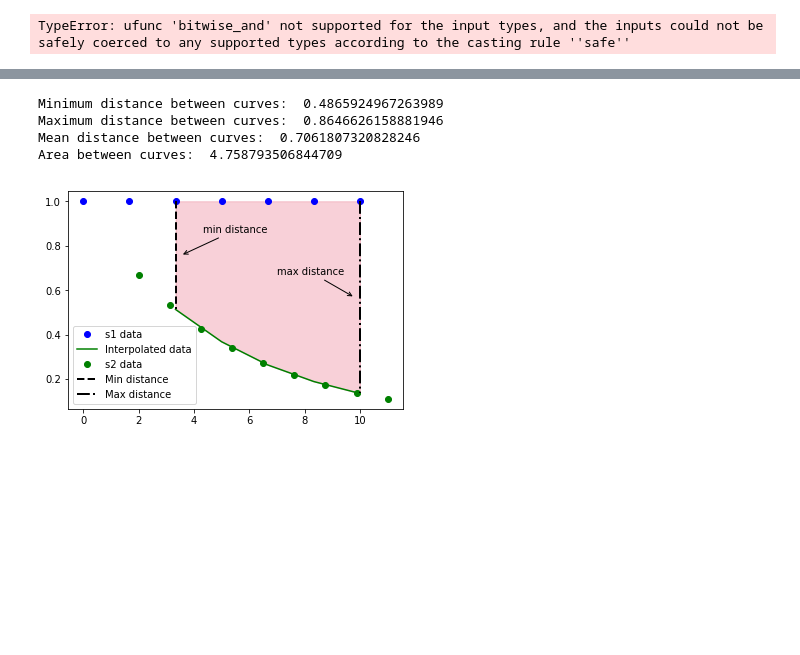
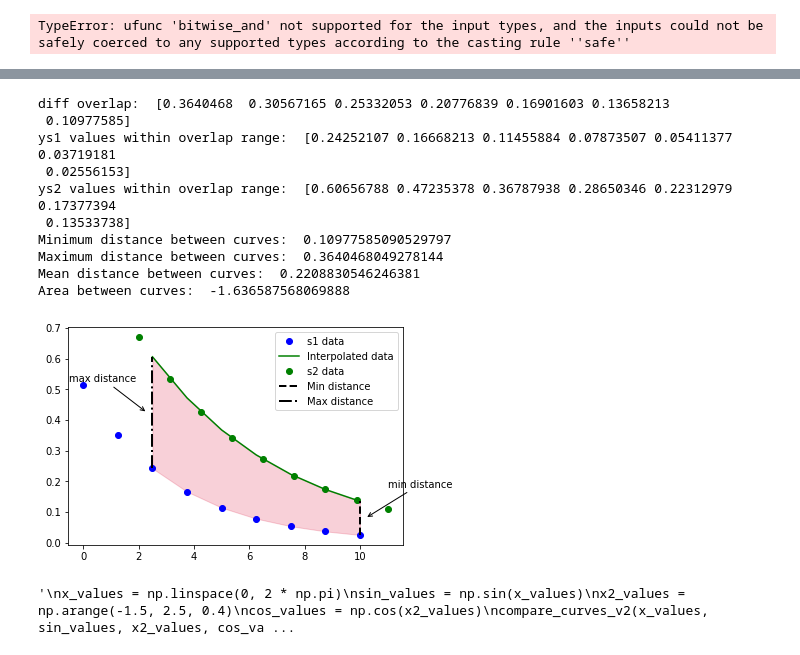
Before and after one commit to sunshinescience/tsdiff, a Jupyter notebook: tsdiff.ipynb, the cells around one changed output, grey strips where cells are left out. Drawn from its saved outputs; the diff is of its cells as text; code cells hidden in the pictures; blank space fills up the shorter version.

```diff
--- a/tsdiff.ipynb
+++ b/tsdiff.ipynb
@@ -500,17 +496,17 @@ dot(v1, v2) =  0.817944588633097
 def compare_curves_v2(xs1, ys1, xs2, ys2):
     """
     Parameters:
-    xs1: input array of y values from sampled data for the (interpolated) master curve
-    ys1: input x values of sampled data
-    xs2: input a second y values of sampled data
-    ys2: input a second x values of sampled data
+    xs1: input array of x values from sampled data
+    ys1: input array of y values of sampled data
+    xs2: input a second array of x values of sampled data
+    ys2: input a second array of y values of sampled data
 
-    NOTE: the x1 and y1 values must have the same shape. The
+    NOTE: the x1 and y1 values must have the same shape. And the
     x2 and y2 values must have the same shape.
 
     Return the minimum, maximum, and mean vertical distances between two curves.
     Return the area between two curves.
-    A plot of the curves is provided.
+    A plot of the curves is provided with the area shaded.
     """
 
     # Determine the overlapping x- values
@@ -530,8 +526,10 @@ def compare_curves_v2(xs1, ys1, xs2, ys2):
     ys2_interp_overlap = f2(xs1_overlap) # y values of the interpolated line at the points of xs1_overlap range
 
     # Compute vertical difference in y values between the y values of ys1 within the xs1 overlap range and the y values of the interpolated line at the ys1 points of xs1 overlap range
-    diff_overlap = ys1[xs1_overlap_where] - ys2_interp_overlap # y values of ys1 within the overlap range minus the y values of the interpolated line at the ys1 points of overlap range
-    # print ('diff overlap: ', diff_overlap)
+    diff_overlap = abs(ys1[xs1_overlap_where] - ys2_interp_overlap) # y values of ys1 within the overlap range minus the y values of the interpolated line at the ys1 points of overlap range
+    print ('diff overlap: ', diff_overlap)
+    print ('ys1 values within overlap range: ', ys1[xs1_overlap_where])
+    print ('ys2 values within overlap range: ', ys2_interp_overlap)
 
     # Compute Euclidean distance between the above two curves (same as above vertical difference calculation because the x-values here are the same now)
     Euc_dist = np.sqrt((xs1_overlap - xs1_overlap)**2 + (ys1[xs1_overlap_where] - ys2_interp_overlap)**2)
@@ -570,35 +568,60 @@ def compare_curves_v2(xs1, ys1, xs2, ys2):
     diff_overlap_max_y = [] # Two y-axis end points where the maximum between the two curves is located
     diff_overlap_max_y.append(ys1[xs1_overlap_where][y_dist_index_max])
     diff_overlap_max_y.append(ys2_interp_overlap[y_dist_index_max])
     diff_overlap_max_y_middle = ((ys1[xs1_overlap_where][y_dist_index_max]) + (ys2_interp_overlap[y_dist_index_max]))/2 # Location of where to annotate an arrow along the y-axis
 
     # Compute the area in between the curves
     curves_int1 = integrate.trapz(ys1[xs1_overlap_where], xs1_overlap)
     curves_int2 = integrate.trapz(ys2_interp_overlap, xs1_overlap)
     integrated_diff = curves_int1 - curves_int2
     print ('Area between curves: ', integrated_diff)
 
     plt.plot(xs1, ys1, 'bo', label='s1 data')
     plt.plot(xs1_overlap, ys2_interp_overlap, 'g-', label='Interpolated data')
     plt.plot(xs2, ys2, 'go', label='s2 data')
     plt.plot(x_value_min, diff_overlap_min_y, 'k--', linewidth=2, label='Min distance')
     plt.plot(x_value_max, diff_overlap_max_y, 'k-.', linewidth=2, label='Max distance')
     plt.legend(loc='best')
     plt.annotate('min distance', xy=((x_value_min[0]+.2), (diff_overlap_min_y_middle)), xytext=((x_value_min[0] + 1), (diff_overlap_min_y_middle+.1)),
             arrowprops=dict(arrowstyle="->", connectionstyle="arc3"))
     plt.annotate('max distance', xy=((x_value_max[0]-.2), (diff_overlap_max_y_middle)), xytext=((x_value_max[0] - 3), (diff_overlap_max_y_middle+.1)),
             arrowprops=dict(arrowstyle="->", connectionstyle="arc3"))
     plt.fill_between(xs1_overlap, (ys2_interp_overlap), ys1[xs1_overlap_where], color="crimson", alpha=0.2) # The area is shaded between the curves
     plt.show()
 
+
+'''
 xs1 = np.linspace(0, 10, 7)
 xs2 = np.linspace(2, 11, 9)
 ys1 = np.ones_like(xs1)
 ys2 = np.exp(-xs2/5.0)
 compare_curves_v2(xs1, ys1, xs2, ys2)
+'''
+
+xs1 = np.linspace(0, 10, 9)
+xs2 = np.linspace(2, 11, 9)
+ys1 = np.exp(-xs2/3.0)
+ys2 = np.exp(-xs2/5.0)
+compare_curves_v2(xs1, ys1, xs2, ys2)
+
+'''
+x_values = np.linspace(0, 2 * np.pi)
+sin_values = np.sin(x_values)
+x2_values = np.arange(-1.5, 2.5, 0.4)
+cos_values = np.cos(x2_values)
+compare_curves_v2(x_values, sin_values, x2_values, cos_values)
+'''
+###### To do: Make the longer curve between both curves, within the overlap range, the interpolated master curve???
 # %% [output]
-Minimum distance between curves:  0.4865924967263989
-Maximum distance between curves:  0.8646626158881946
-Mean distance between curves:  0.7061807320828246
-Area between curves:  4.758793506844709
+diff overlap:  [0.3640468  0.30567165 0.25332053 0.20776839 0.16901603 0.13658213
+ 0.10977585]
+ys1 values within overlap range:  [0.24252107 0.16668213 0.11455884 0.07873507 0.05411377 0.03719181
+ 0.02556153]
+ys2 values within overlap range:  [0.60656788 0.47235378 0.36787938 0.28650346 0.22312979 0.17377394
+ 0.13533738]
+Minimum distance between curves:  0.10977585090529797
+Maximum distance between curves:  0.3640468049278144
+Mean distance between curves:  0.2208830546246381
+Area between curves:  -1.636587568069888
-[figure, old version]
+[figure, new version]
+'\nx_values = np.linspace(0, 2 * np.pi)\nsin_values = np.sin(x_values)\nx2_values = np.arange(-1.5, 2.5, 0.4)\ncos_values = np.cos(x2_values)\ncompare_curves_v2(x_values, sin_values, x2_values, cos_va ...
```
Also changed, not shown: parts of 1 cell of this notebook.
